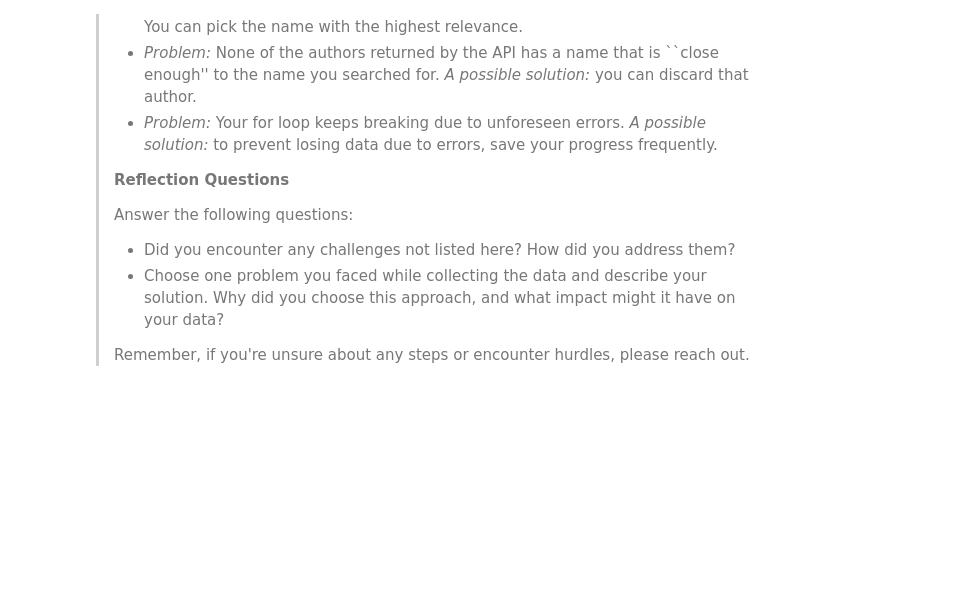
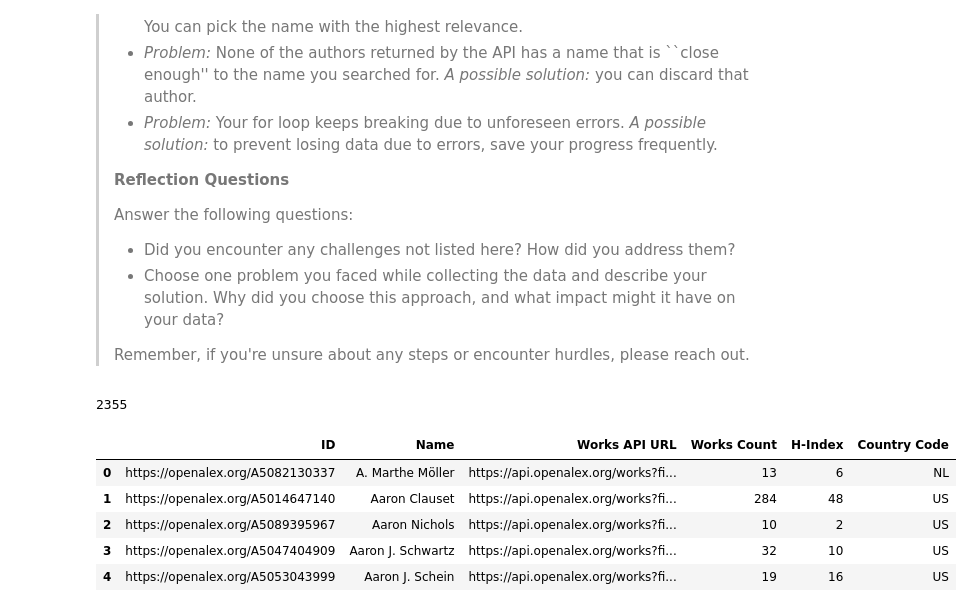
Before and after one commit to miickii/comsocsci2025, a Jupyter notebook: lectures/Week2.ipynb, the cells around one changed output. Drawn from its saved outputs; the diff is of its cells as text; code cells hidden in the pictures; blank space fills up the shorter version.

```diff
--- a/lectures/Week2.ipynb
+++ b/lectures/Week2.ipynb
@@ -110,3 +143,10 @@ If you run into any issues or have questions, don't hesitate to ask me. Working
 >    - Choose one problem you faced while collecting the data and describe your solution. Why did you choose this approach, and what impact might it have on your data?
 >
 > Remember, if you're unsure about any steps or encounter hurdles, please reach out.
+# %%
+with open("files/researcher_names.txt") as f:
+    researcher_names = f.read().splitlines()
+
+print(len(researcher_names))
+# %% [output]
+2355
@@ -112,0 +204,13 @@ If you run into any issues or have questions, don't hesitate to ask me. Working
+# %%
+import pandas as pd
+
+# Convert list to DataFrame
+df = pd.DataFrame(data_list)
+df.head()
+# %% [output]
+|  | ID | Name | Works API URL | Works Count | H-Index | Country Code |
+| 0 | https://openalex.org/A5082130337 | A. Marthe Möller | https://api.openalex.org/works?fi... | 13 | 6 | NL |
+| 1 | https://openalex.org/A5014647140 | Aaron Clauset | https://api.openalex.org/works?fi... | 284 | 48 | US |
+| 2 | https://openalex.org/A5089395967 | Aaron Nichols | https://api.openalex.org/works?fi... | 10 | 2 | US |
+| 3 | https://openalex.org/A5047404909 | Aaron J. Schwartz | https://api.openalex.org/works?fi... | 32 | 10 | US |
+| 4 | https://openalex.org/A5053043999 | Aaron J. Schein | https://api.openalex.org/works?fi... | 19 | 16 | US |
```
Also changed, not shown: parts of 3 cells of this notebook, 8 other files.
